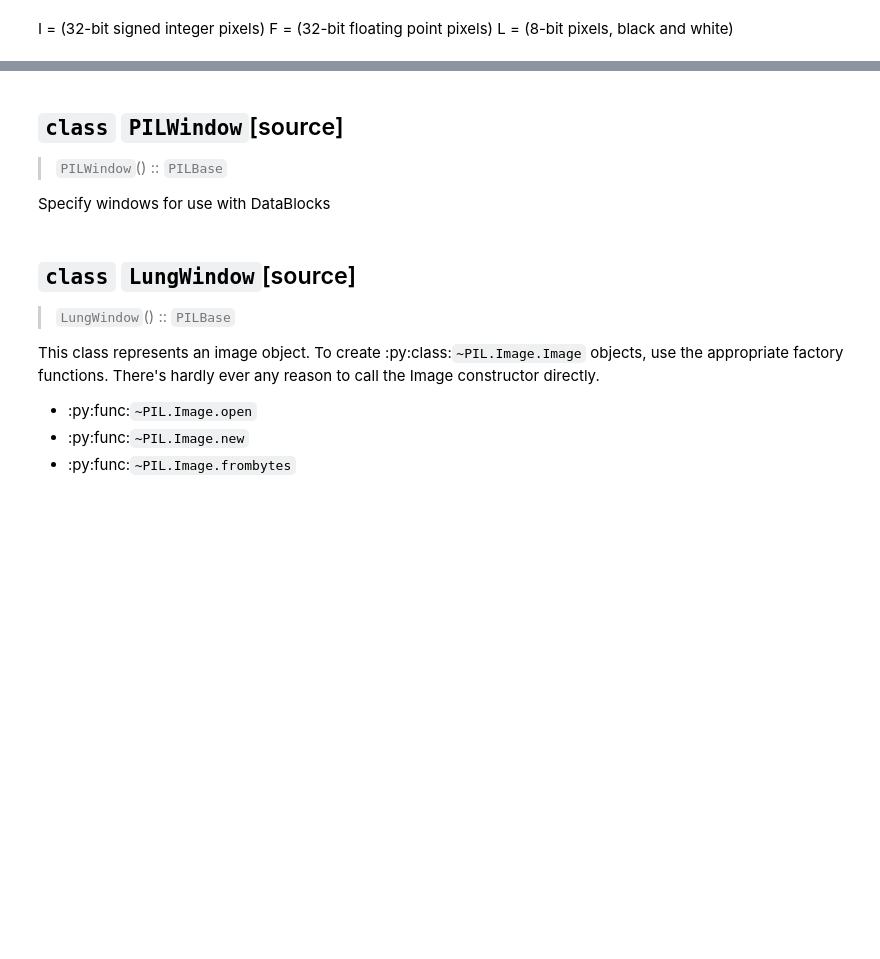
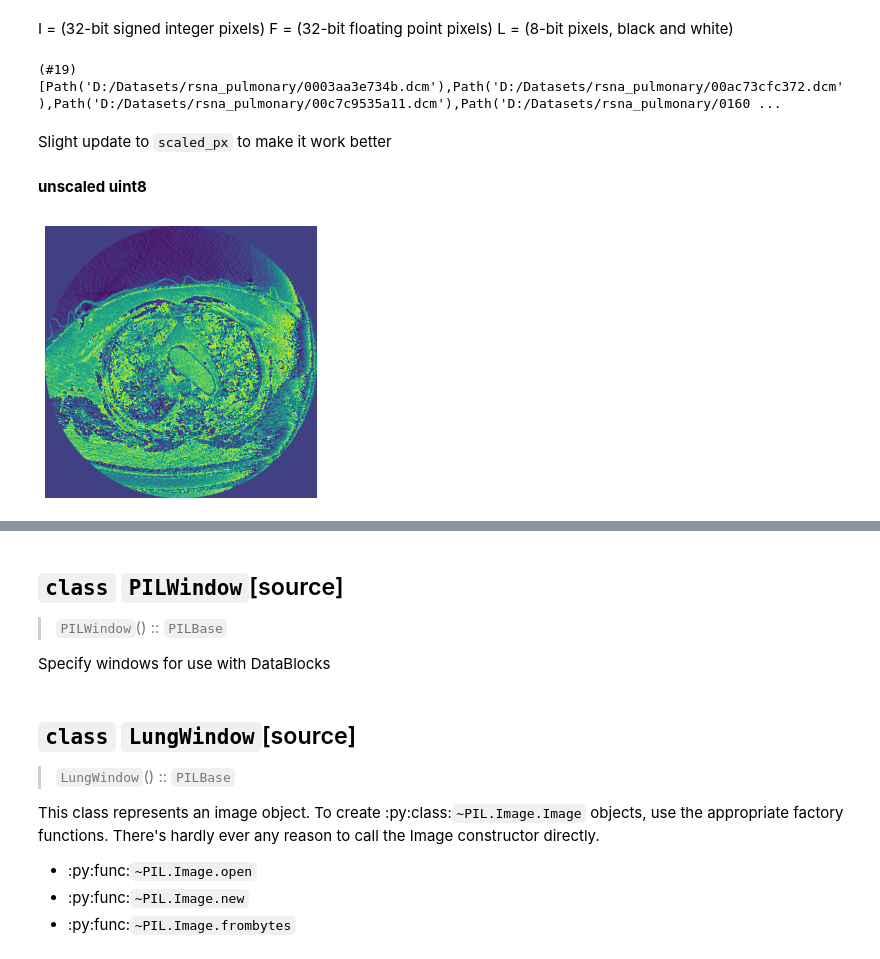
Before and after one commit to asvcode/fmi, a Jupyter notebook: nbs/04_pipeline.ipynb, the cells around one changed output, grey strips where cells are left out. Cells and saved outputs as stored; diff of their text form; code cells hidden in the pictures; blank space fills up the shorter version.

```diff
--- a/nbs/04_pipeline.ipynb
+++ b/nbs/04_pipeline.ipynb
@@ -42,3 +43,11 @@ dicom_windows = types.SimpleNamespace(
 I = (32-bit signed integer pixels)
 F = (32-bit floating point pixels)
 L = (8-bit pixels, black and white)
+# %%
+rsna_path = 'D:/Datasets/rsna_pulmonary'
+rsna_items = get_dicom_files(rsna_path)
+rsna_items
+# %% [output]
+(#19) [Path('D:/Datasets/rsna_pulmonary/0003aa3e734b.dcm'),Path('D:/Datasets/rsna_pulmonary/00ac73cfc372.dcm'),Path('D:/Datasets/rsna_pulmonary/00c7c9535a11.dcm'),Path('D:/Datasets/rsna_pulmonary/0160 ...
+# %% [markdown]
+Slight update to `scaled_px` to make it work better
@@ -44,0 +61,8 @@ L = (8-bit pixels, black and white)
+# %% [markdown]
+**unscaled uint8**
+# %%
+timage = np.array(rsna_items[7].dcmread().pixel_array)
+timage = timage.astype(np.uint8)
+show_image(timage, figsize=(5,5));
+# %% [output]
+[figure, added]
```
Also changed, not shown: parts of 12 cells of this notebook, 2 other files.
